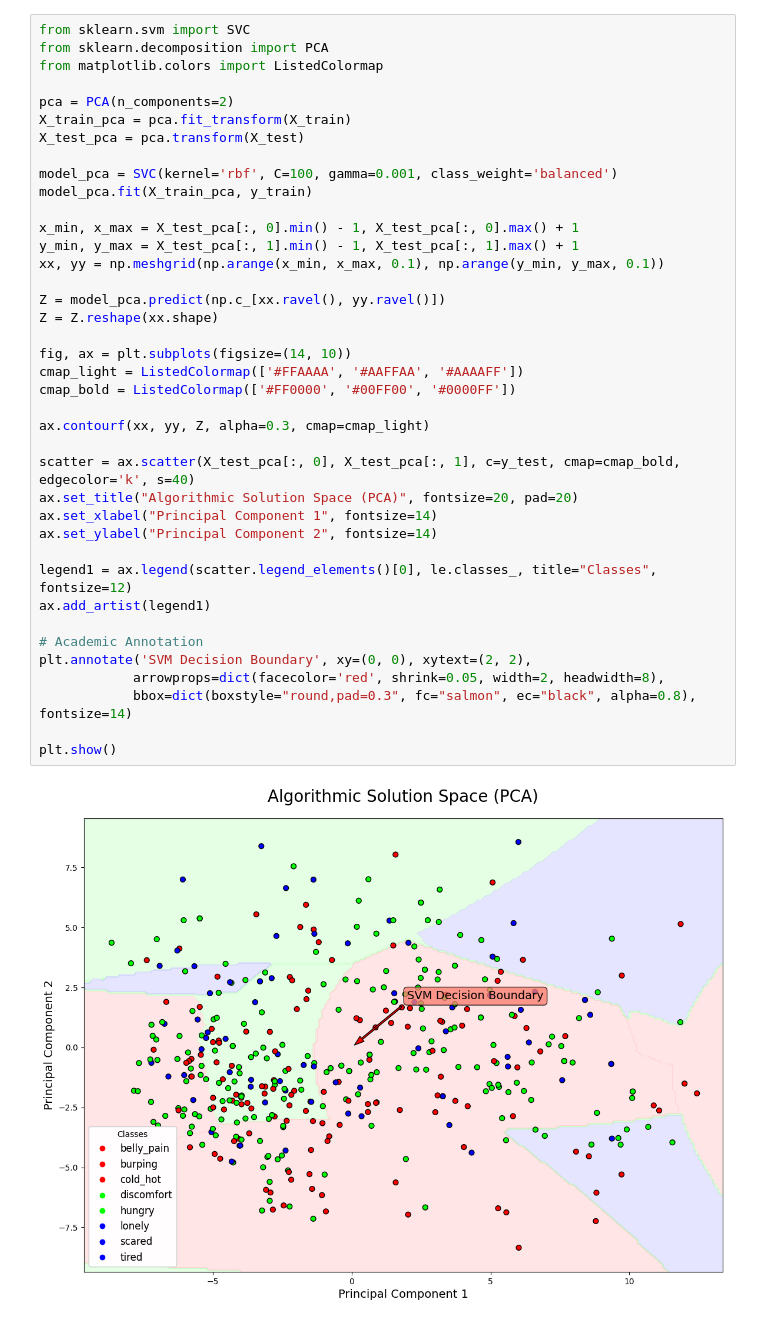
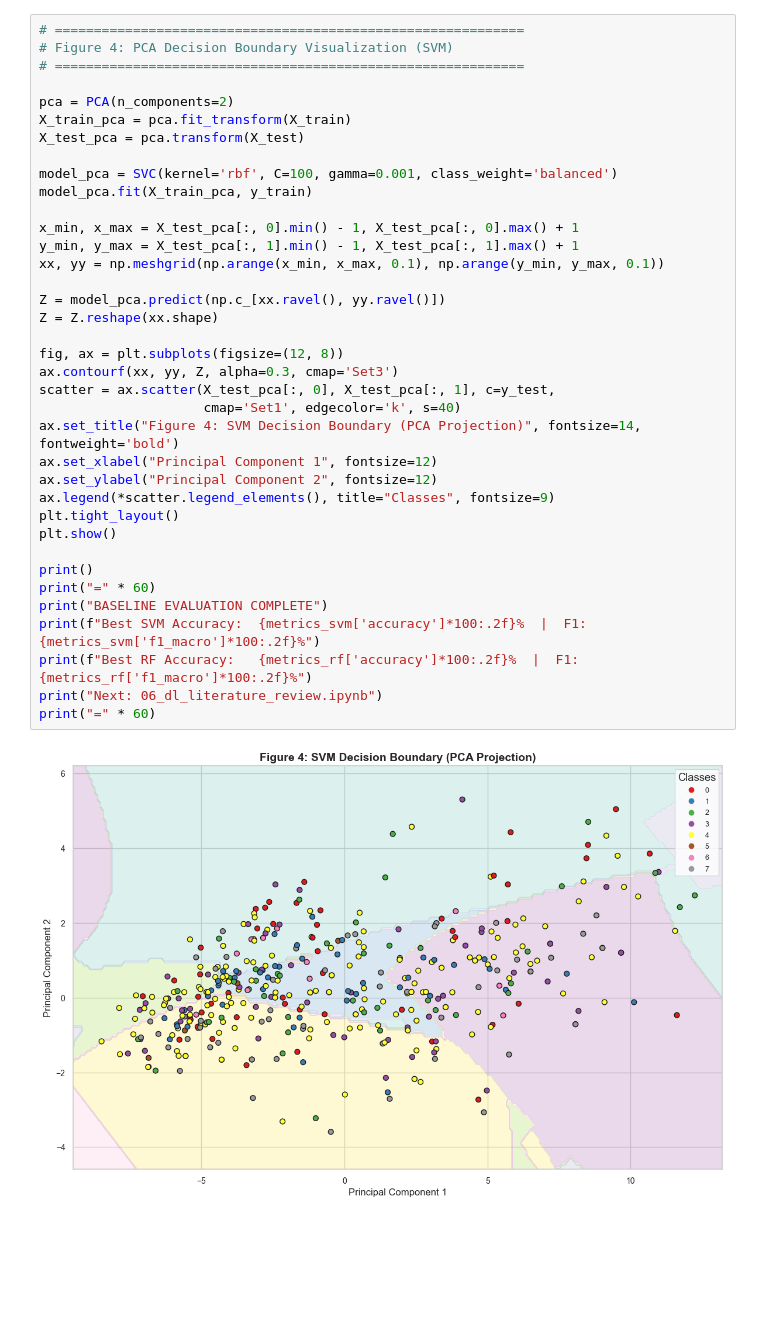
Before and after one commit to sainath2212/Infant-State-Recognition-System, a Jupyter notebook: notebooks/05_baseline_ml.ipynb, the cells around one changed output. Saved outputs shown, nothing was run; the diff lists cells and outputs as text; blank space fills up the shorter version.

```diff
--- a/notebooks/05_baseline_ml.ipynb
+++ b/notebooks/05_baseline_ml.ipynb
@@ -40,41 +220,39 @@ Visualizing the SVM separation using a 2D PCA projection.
 # %%
-from sklearn.svm import SVC
-from sklearn.decomposition import PCA
-from matplotlib.colors import ListedColormap
+# ============================================================
+# Figure 4: PCA Decision Boundary Visualization (SVM)
+# ============================================================
 
 pca = PCA(n_components=2)
 X_train_pca = pca.fit_transform(X_train)
 X_test_pca = pca.transform(X_test)
 
 model_pca = SVC(kernel='rbf', C=100, gamma=0.001, class_weight='balanced')
 model_pca.fit(X_train_pca, y_train)
 
 x_min, x_max = X_test_pca[:, 0].min() - 1, X_test_pca[:, 0].max() + 1
 y_min, y_max = X_test_pca[:, 1].min() - 1, X_test_pca[:, 1].max() + 1
 xx, yy = np.meshgrid(np.arange(x_min, x_max, 0.1), np.arange(y_min, y_max, 0.1))
 
 Z = model_pca.predict(np.c_[xx.ravel(), yy.ravel()])
 Z = Z.reshape(xx.shape)
 
-fig, ax = plt.subplots(figsize=(14, 10))
-cmap_light = ListedColormap(['#FFAAAA', '#AAFFAA', '#AAAAFF'])
-cmap_bold = ListedColormap(['#FF0000', '#00FF00', '#0000FF'])
+fig, ax = plt.subplots(figsize=(12, 8))
+ax.contourf(xx, yy, Z, alpha=0.3, cmap='Set3')
+scatter = ax.scatter(X_test_pca[:, 0], X_test_pca[:, 1], c=y_test,
+                     cmap='Set1', edgecolor='k', s=40)
+ax.set_title("Figure 4: SVM Decision Boundary (PCA Projection)", fontsize=14, fontweight='bold')
+ax.set_xlabel("Principal Component 1", fontsize=12)
+ax.set_ylabel("Principal Component 2", fontsize=12)
+ax.legend(*scatter.legend_elements(), title="Classes", fontsize=9)
+plt.tight_layout()
+plt.show()
 
-ax.contourf(xx, yy, Z, alpha=0.3, cmap=cmap_light)
-
-scatter = ax.scatter(X_test_pca[:, 0], X_test_pca[:, 1], c=y_test, cmap=cmap_bold, edgecolor='k', s=40)
-ax.set_title("Algorithmic Solution Space (PCA)", fontsize=20, pad=20)
-ax.set_xlabel("Principal Component 1", fontsize=14)
-ax.set_ylabel("Principal Component 2", fontsize=14)
-
-legend1 = ax.legend(scatter.legend_elements()[0], le.classes_, title="Classes", fontsize=12)
-ax.add_artist(legend1)
-
-# Academic Annotation
-plt.annotate('SVM Decision Boundary', xy=(0, 0), xytext=(2, 2),
-            arrowprops=dict(facecolor='red', shrink=0.05, width=2, headwidth=8),
-            bbox=dict(boxstyle="round,pad=0.3", fc="salmon", ec="black", alpha=0.8), fontsize=14)
-
-plt.show()
+print()
+print("=" * 60)
+print("BASELINE EVALUATION COMPLETE")
+print(f"Best SVM Accuracy:  {metrics_svm['accuracy']*100:.2f}%  |  F1: {metrics_svm['f1_macro']*100:.2f}%")
+print(f"Best RF Accuracy:   {metrics_rf['accuracy']*100:.2f}%  |  F1: {metrics_rf['f1_macro']*100:.2f}%")
+print("Next: 06_dl_literature_review.ipynb")
+print("=" * 60)
 # %% [output]
-[figure, old version]
+[figure, new version]
```
Also changed, not shown: parts of 25 cells of this notebook, 6 other files.
